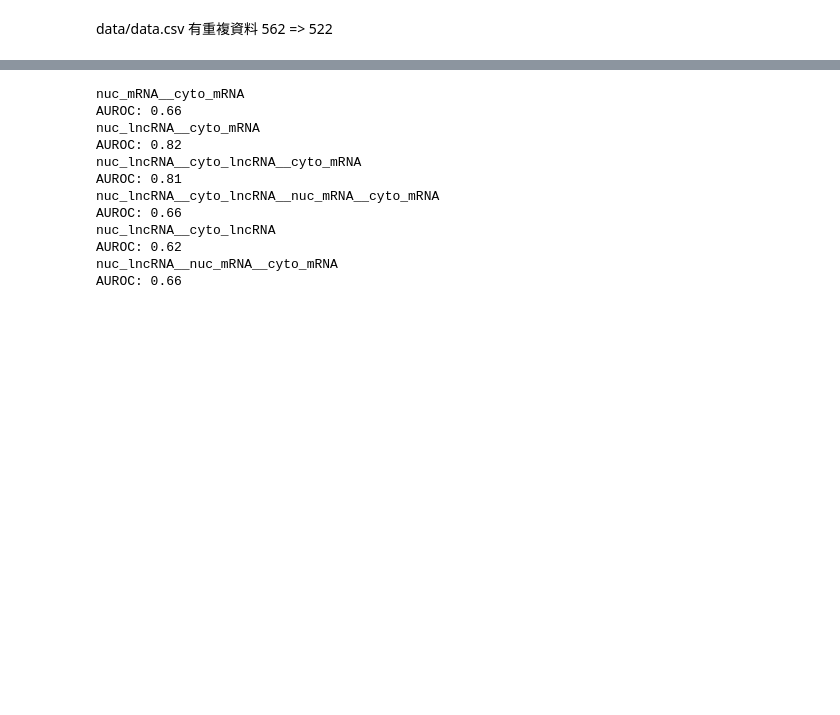
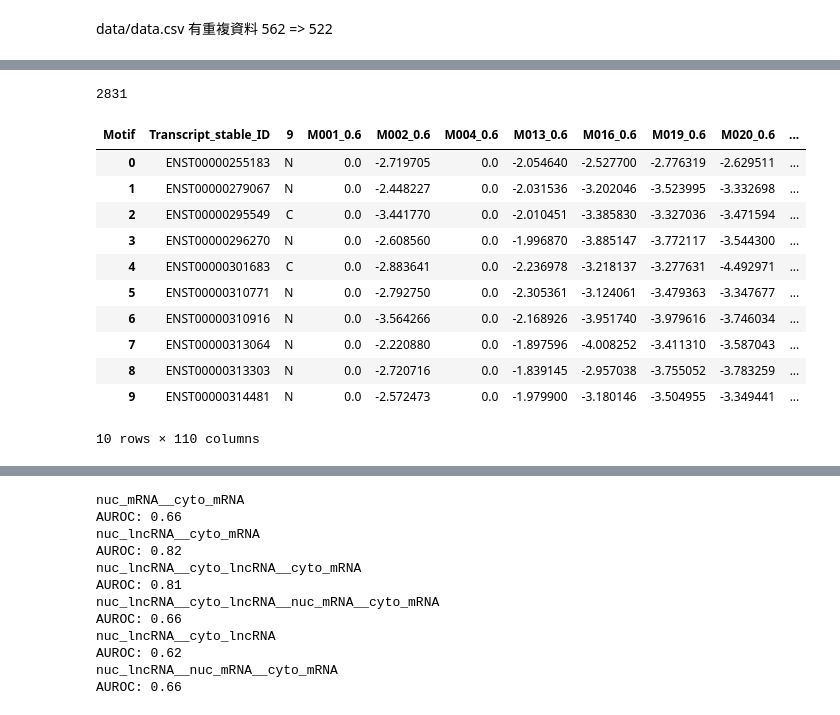
Before and after one commit to JiandeWuu/sixthTool, a Jupyter notebook: test.ipynb, the cells around one changed output, grey strips where cells are left out. Drawn from its saved outputs; the diff is of its cells as text; code cells hidden in the pictures; blank space fills up the shorter version.

```diff
--- a/test.ipynb
+++ b/test.ipynb
@@ -97,0 +257,7 @@ AUROC: 0.60
+# %%
+e_merge_df['p'] = np.log10(e_merge_df['p'])
+r_merge_df['p'] = np.log10(r_merge_df['p'])
+# %%
+merge_df = e_merge_df.append(r_merge_df, ignore_index=True)
+# %%
+test_df = merge_df[['Transcript_stable_ID', '9', 'Motif', 'p']].pivot_table('p', ['Transcript_stable_ID', '9'], 'Motif', aggfunc=min).reset_index()
@@ -97,0 +270,2 @@ AUROC: 0.60
+# %%
+test_df = pd.merge(data_df[['Transcript_stable_ID', '9']], test_df, on=["Transcript_stable_ID", '9'], how="left")
@@ -97,0 +312,44 @@ AUROC: 0.60
+# %%
+x = np.load("/data/jand/sixthTool/data/RBP-PWM/" + 'x.npy')
+y = np.load("/data/jand/sixthTool/data/RBP-PWM/" + 'y.npy')
+
+num = len(x)
+print(num)
+idx = np.arange(num)
+np.random.shuffle(idx)
+train_idx = idx[:int(num * 0.8)]
+test_idx = idx[int(num * 0.8):]
+
+train_dir_path = "/data/jand/sixthTool/data/RBP-PWM/train/"
+test_dir_path = "/data/jand/sixthTool/data/RBP-PWM/test/"
+
+np.save(train_dir_path + "train_y_id.npy", train_idx)
+np.save(test_dir_path + "test_y_id.npy", test_idx)
+np.save(train_dir_path + "train_y.npy", y[train_idx])
+np.save(test_dir_path + "test_y.npy", y[test_idx])
+x = np.where(x == 0, 0, np.log(x))
+np.save(train_dir_path + "train_x.npy", x[train_idx])
+np.save(test_dir_path + "test_x.npy", x[test_idx])
+x = np.where(x == 0, 0, -x)
+np.save(train_dir_path + "train_v1_x.npy", x[train_idx])
+np.save(test_dir_path + "test_v1_x.npy", x[test_idx])
+x = np.where(x != 0, 1, 0)
+np.save(train_dir_path + "train_binary_x.npy", x[train_idx])
+np.save(test_dir_path + "test_binary_x.npy", x[test_idx])
+# %% [output]
+2831
+# %%
+test_df.fillna(0).head(10)
+# %% [output]
+| Motif | Transcript_stable_ID | 9 | M001_0.6 | M002_0.6 | M004_0.6 | M013_0.6 | M016_0.6 | M019_0.6 | M020_0.6 | ... |
+| 0 | ENST00000255183 | N | 0.0 | -2.719705 | 0.0 | -2.054640 | -2.527700 | -2.776319 | -2.629511 | ... |
+| 1 | ENST00000279067 | N | 0.0 | -2.448227 | 0.0 | -2.031536 | -3.202046 | -3.523995 | -3.332698 | ... |
+| 2 | ENST00000295549 | C | 0.0 | -3.441770 | 0.0 | -2.010451 | -3.385830 | -3.327036 | -3.471594 | ... |
+| 3 | ENST00000296270 | N | 0.0 | -2.608560 | 0.0 | -1.996870 | -3.885147 | -3.772117 | -3.544300 | ... |
+| 4 | ENST00000301683 | C | 0.0 | -2.883641 | 0.0 | -2.236978 | -3.218137 | -3.277631 | -4.492971 | ... |
+| 5 | ENST00000310771 | N | 0.0 | -2.792750 | 0.0 | -2.305361 | -3.124061 | -3.479363 | -3.347677 | ... |
+| 6 | ENST00000310916 | N | 0.0 | -3.564266 | 0.0 | -2.168926 | -3.951740 | -3.979616 | -3.746034 | ... |
+| 7 | ENST00000313064 | N | 0.0 | -2.220880 | 0.0 | -1.897596 | -4.008252 | -3.411310 | -3.587043 | ... |
+| 8 | ENST00000313303 | N | 0.0 | -2.720716 | 0.0 | -1.839145 | -2.957038 | -3.755052 | -3.783259 | ... |
+| 9 | ENST00000314481 | N | 0.0 | -2.572473 | 0.0 | -1.979900 | -3.180146 | -3.504955 | -3.349441 | ... |
+10 rows × 110 columns
```
Also changed, not shown: parts of 56 cells of this notebook, 18 other files.
